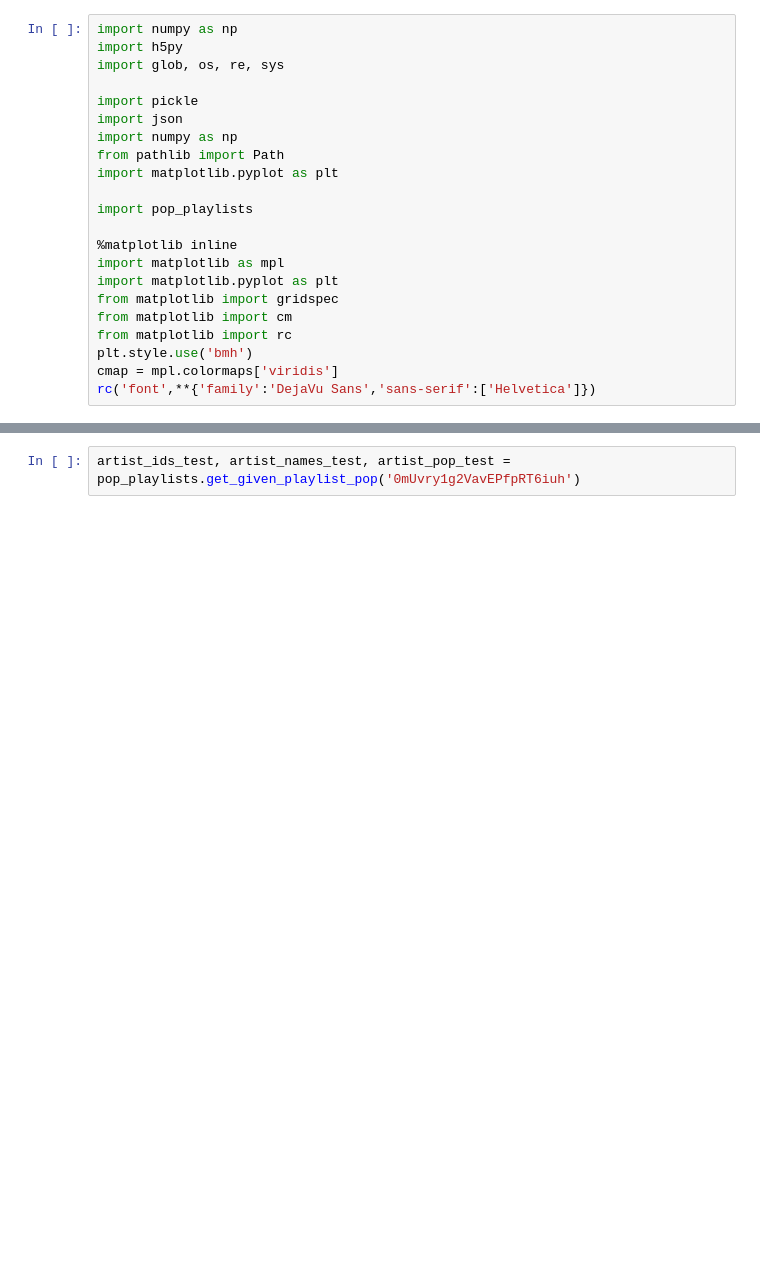
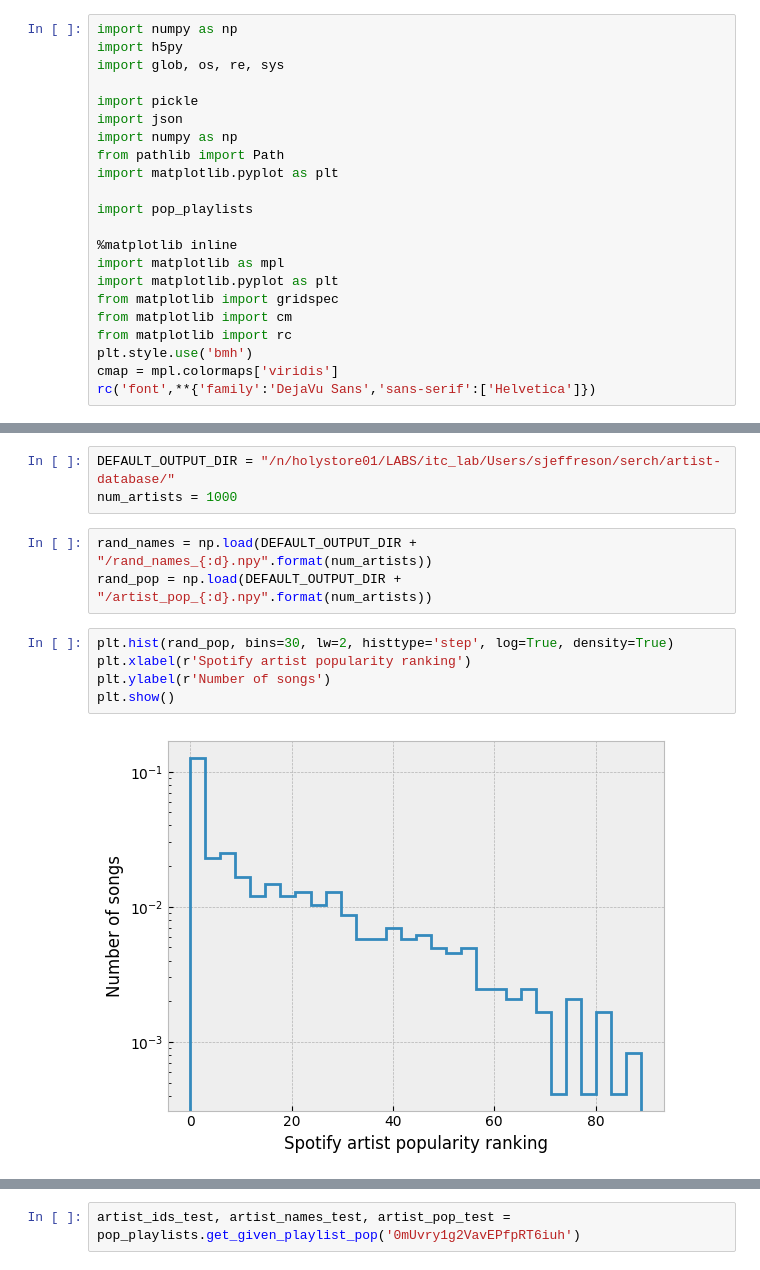
Before and after one commit to sjeffreson/serch, a Jupyter notebook: Compare_playlist-popularity.ipynb, the cells around one changed output, grey strips where cells are left out. Drawn from its saved outputs; the diff is of its cells as text; blank space fills up the shorter version.

```diff
--- a/Compare_playlist-popularity.ipynb
+++ b/Compare_playlist-popularity.ipynb
@@ -34,0 +34,13 @@ Playlist: Culture Void w/ Julian Casablancas, edited
+# %%
+DEFAULT_OUTPUT_DIR = "/n/holystore01/LABS/itc_lab/Users/sjeffreson/serch/artist-database/"
+num_artists = 1000
+# %%
+rand_names = np.load(DEFAULT_OUTPUT_DIR + "/rand_names_{:d}.npy".format(num_artists))
+rand_pop = np.load(DEFAULT_OUTPUT_DIR + "/artist_pop_{:d}.npy".format(num_artists))
+# %%
+plt.hist(rand_pop, bins=30, lw=2, histtype='step', log=True, density=True)
+plt.xlabel(r'Spotify artist popularity ranking')
+plt.ylabel(r'Number of songs')
+plt.show()
+# %% [output]
+[figure, added]
```
Also changed, not shown: parts of 11 cells of this notebook, 11 other files.
